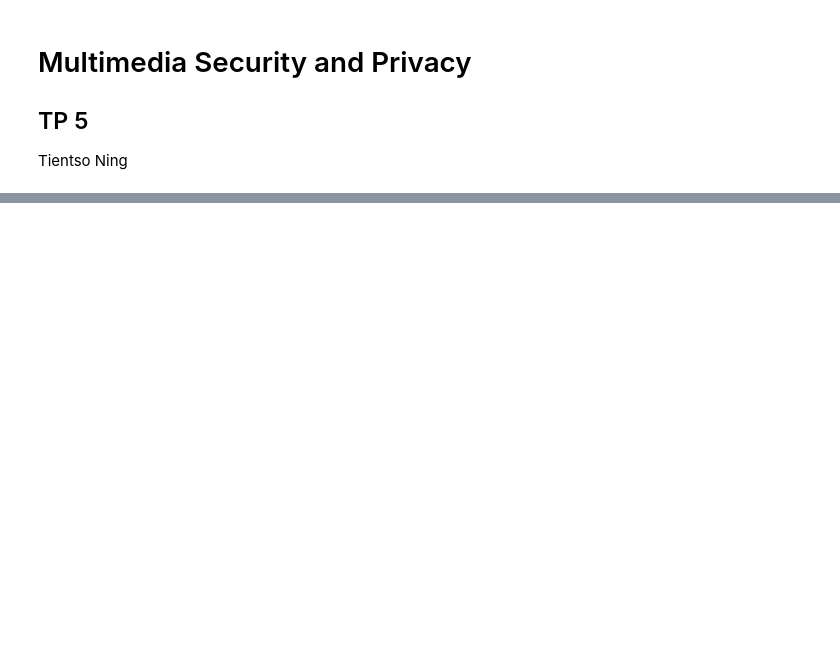
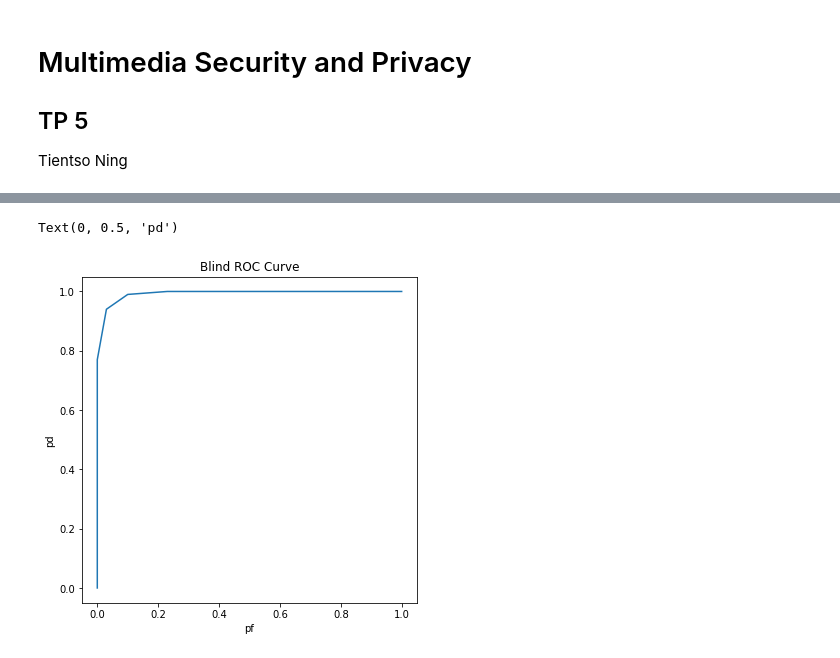
Before and after one commit to kensekense/unige-spring-2020, a Jupyter notebook: privacy/tp5/tp5_privacy_kense.ipynb, the cells around one changed output, grey strips where cells are left out. Saved outputs shown, nothing was run; the diff lists cells and outputs as text; code cells hidden in the pictures; blank space fills up the shorter version.

```diff
--- a/privacy/tp5/tp5_privacy_kense.ipynb
+++ b/privacy/tp5/tp5_privacy_kense.ipynb
@@ -77,0 +312,10 @@ Probability of detection is:  1
+# %%
+#calculate the ROC curve
+plt.figure(figsize=(6,6))
+plt.plot(pf_wm_b,pd_wm_b)
+plt.title("Blind ROC Curve")
+plt.xlabel("pf")
+plt.ylabel("pd")
+# %% [output]
+Text(0, 0.5, 'pd')
+[figure, added]
```
Also changed, not shown: parts of 16 cells of this notebook, 1 other file.
